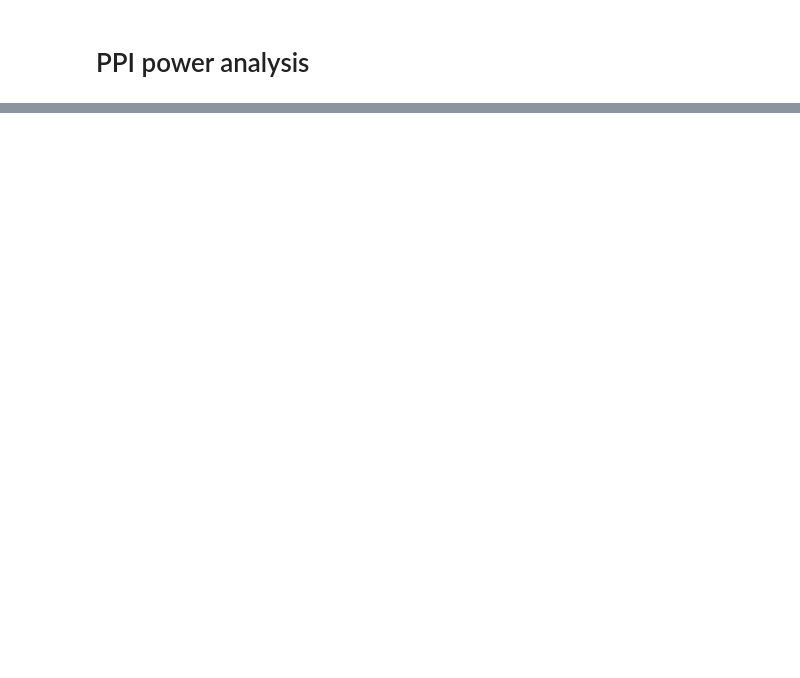
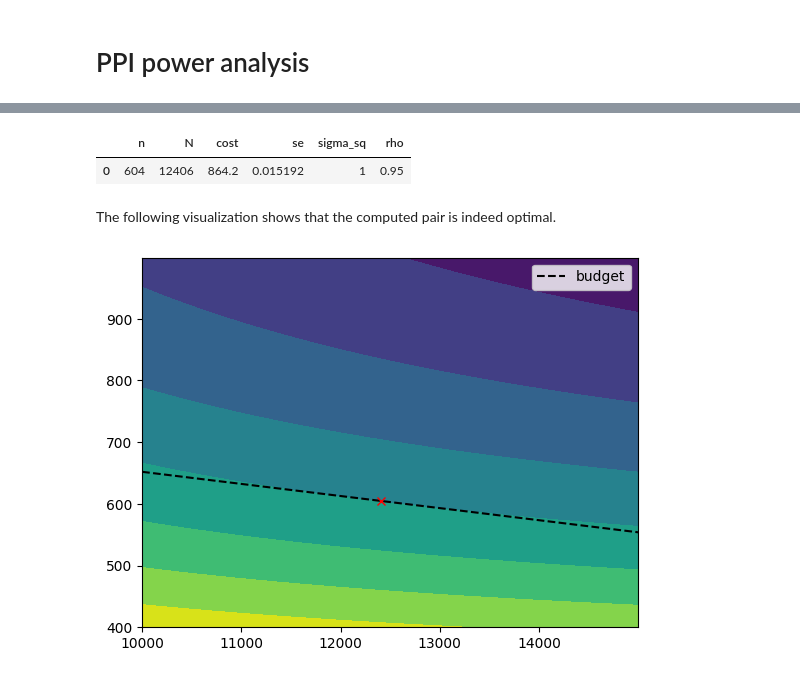
Before and after one commit to aangelopoulos/ppi_py, a Jupyter notebook: examples/power_analysis.ipynb, the cells around one changed output, grey strips where cells are left out. Saved outputs shown, nothing was run; the diff lists cells and outputs as text; code cells hidden in the pictures; blank space fills up the shorter version.

```diff
--- a/examples/power_analysis.ipynb
+++ b/examples/power_analysis.ipynb
@@ -32,0 +24,33 @@ Yhat_unlabeled = data["Yhat_unlabeled"]
+# %%
+rho = 0.95
+sigma_sq = 1
+cost_Y = 1
+cost_Yhat = 0.01
+cost_X = 0.01
+
+budget = 865
+
+optimal_pair = ppi_power(sigma_sq, rho, cost_Y, cost_Yhat, cost_X, budget = budget)
+optimal_pair
+# %% [output]
+|  | n | N | cost | se | sigma_sq | rho |
+| 0 | 604 | 12406 | 864.2 | 0.015192 | 1 | 0.95 |
+# %% [markdown]
+The following visualization shows that the computed pair is indeed optimal.
+# %%
+n = np.arange(400, 1000)
+N = np.arange(10000, 15000)
+ns, Ns = np.meshgrid(n, N)
+ppi_se = np.sqrt(sigma_sq/ns * (1 - Ns/(Ns+ns)*rho**2))
+plt.contourf(Ns, ns, ppi_se)
+n_cost = (budget - N*(cost_X + cost_Yhat))/(cost_X + cost_Y + cost_Yhat)
+plt.plot(N, n_cost, "k--", label = "budget")
+
+n_opt = optimal_pair['n']
+N_opt = optimal_pair['N']
+
+plt.plot(N_opt, n_opt, 'rx')
+plt.legend()
+plt.show()
+# %% [output]
+[figure, added]
```
Also changed, not shown: parts of 32 cells of this notebook.
